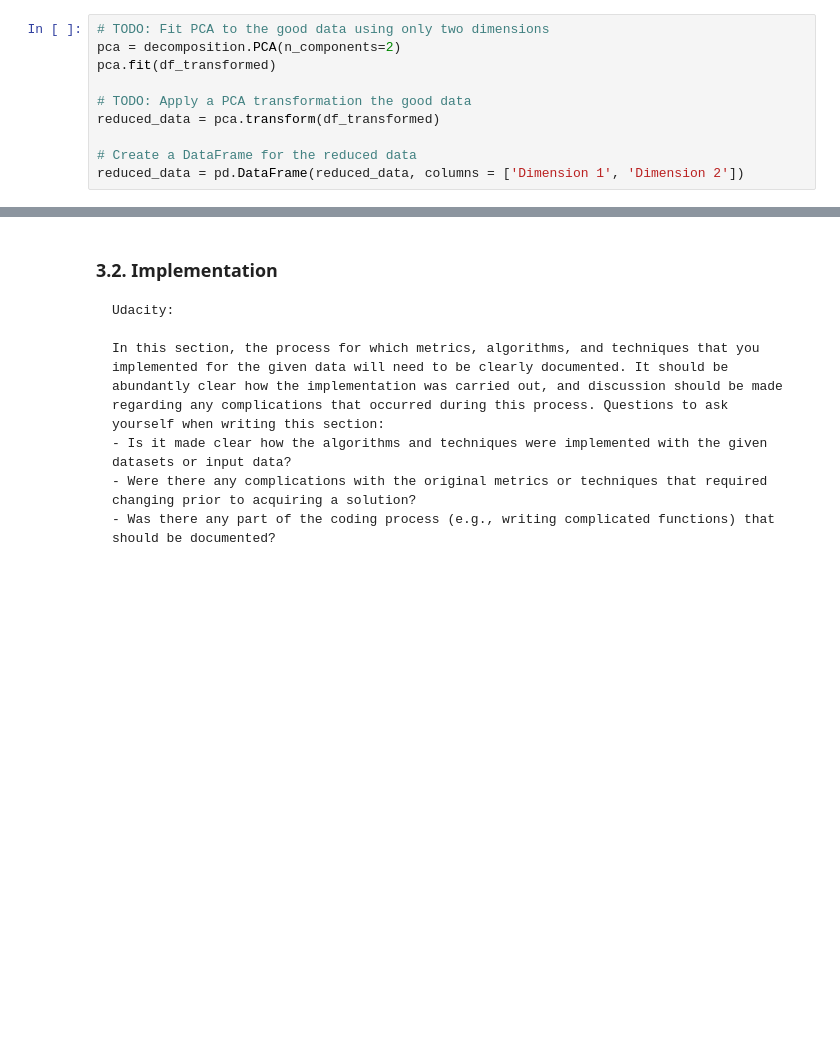
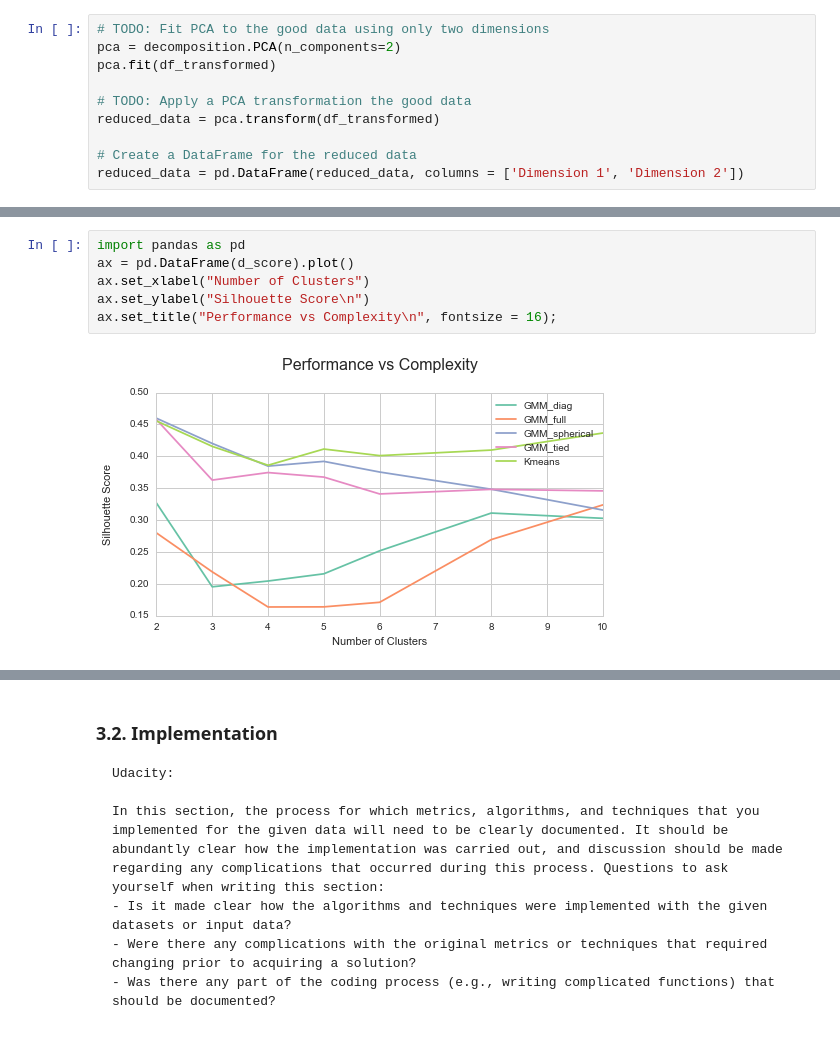
Before and after one commit to ucaiado/QLearning_Trading, a Jupyter notebook: learning_trade.ipynb, the cells around one changed output, grey strips where cells are left out. Drawn from its saved outputs; the diff is of its cells as text; blank space fills up the shorter version.

```diff
--- a/learning_trade.ipynb
+++ b/learning_trade.ipynb
@@ -483,0 +459,8 @@ print "GMM took {:0.2f} seconds on average to run over all complexity space".for
+# %%
+import pandas as pd
+ax = pd.DataFrame(d_score).plot()
+ax.set_xlabel("Number of Clusters")
+ax.set_ylabel("Silhouette Score\n")
+ax.set_title("Performance vs Complexity\n", fontsize = 16);
+# %% [output]
+[figure, added]
```
Also changed, not shown: parts of 29 cells of this notebook, 1 other file.
